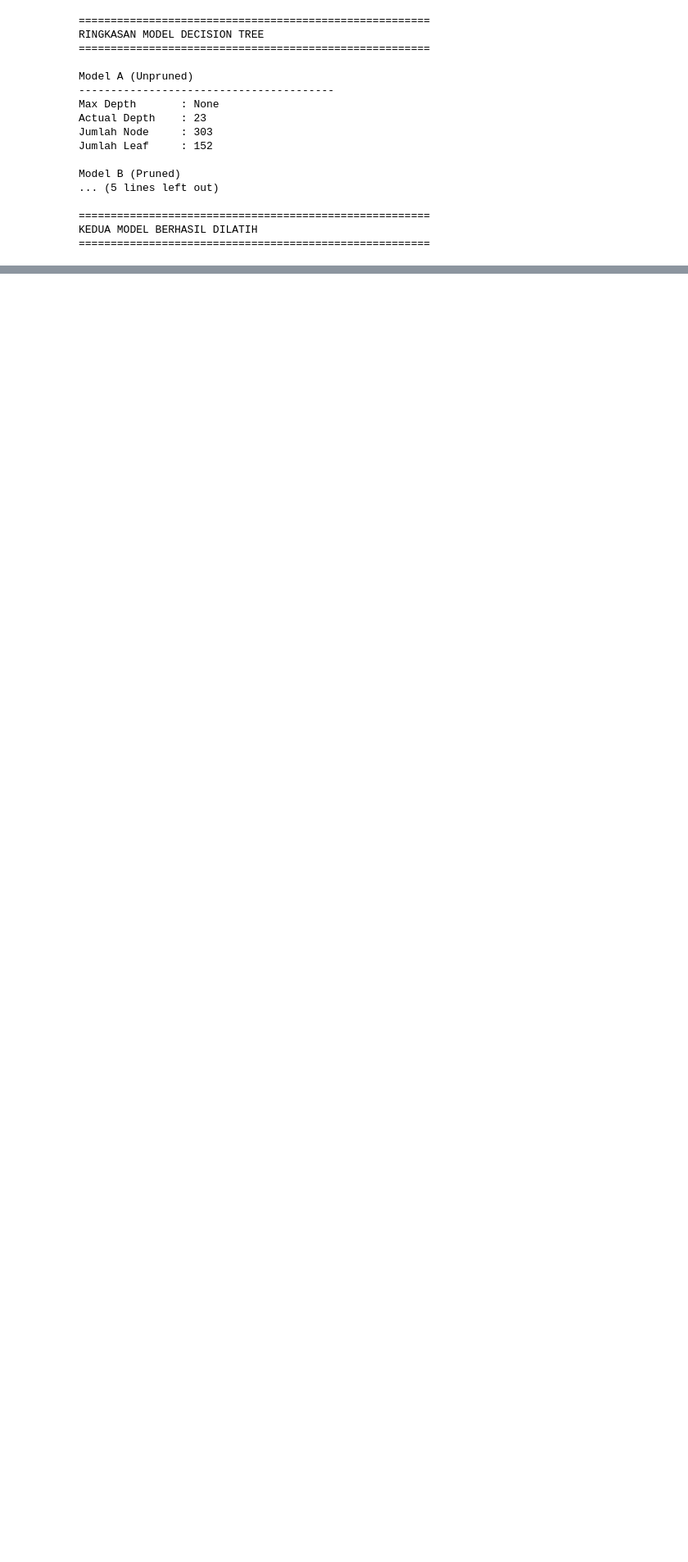
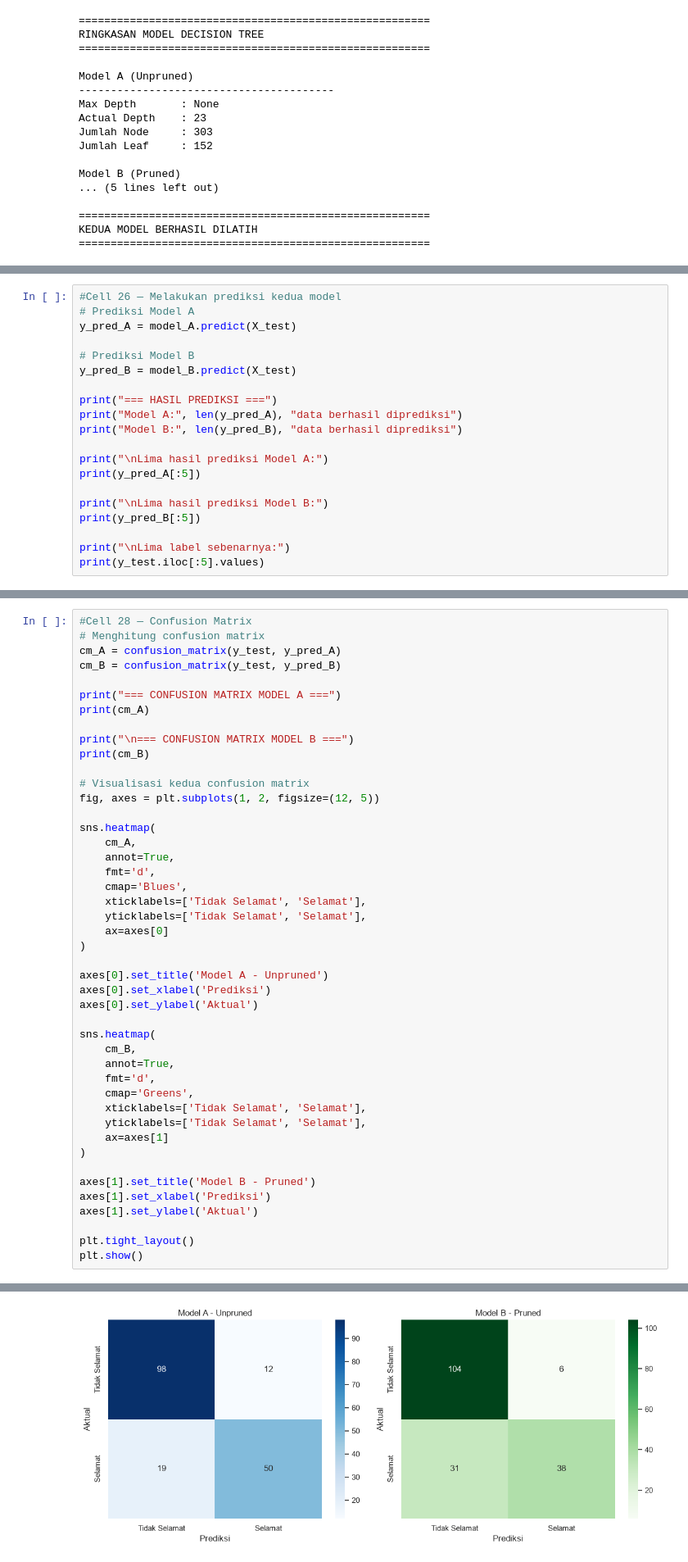
Before and after one commit to ReidOates/AI5ML, a Jupyter notebook: notebook/TA05_Titanic.ipynb, the cells around one changed output, grey strips where cells are left out. Shown at 82% size. Cells and saved outputs as stored; diff of their text form; blank space fills up the shorter version.

Commit message:
feat: add decision tree model evaluation and comparison

```diff
--- a/notebook/TA05_Titanic.ipynb
+++ b/notebook/TA05_Titanic.ipynb
@@ -737,0 +758,20 @@ KEDUA MODEL BERHASIL DILATIH
+# %%
+#Cell 26 — Melakukan prediksi kedua model
+# Prediksi Model A
+y_pred_A = model_A.predict(X_test)
+
+# Prediksi Model B
+y_pred_B = model_B.predict(X_test)
+
+print("=== HASIL PREDIKSI ===")
+print("Model A:", len(y_pred_A), "data berhasil diprediksi")
+print("Model B:", len(y_pred_B), "data berhasil diprediksi")
+
+print("\nLima hasil prediksi Model A:")
+print(y_pred_A[:5])
+
+print("\nLima hasil prediksi Model B:")
+print(y_pred_B[:5])
+
+print("\nLima label sebenarnya:")
+print(y_test.iloc[:5].values)
@@ -737,0 +832,46 @@ KEDUA MODEL BERHASIL DILATIH
+# %%
+#Cell 28 — Confusion Matrix
+# Menghitung confusion matrix
+cm_A = confusion_matrix(y_test, y_pred_A)
+cm_B = confusion_matrix(y_test, y_pred_B)
+
+print("=== CONFUSION MATRIX MODEL A ===")
+print(cm_A)
+
+print("\n=== CONFUSION MATRIX MODEL B ===")
+print(cm_B)
+
+# Visualisasi kedua confusion matrix
+fig, axes = plt.subplots(1, 2, figsize=(12, 5))
+
+sns.heatmap(
+    cm_A,
+    annot=True,
+    fmt='d',
+    cmap='Blues',
+    xticklabels=['Tidak Selamat', 'Selamat'],
+    yticklabels=['Tidak Selamat', 'Selamat'],
+    ax=axes[0]
+)
+
+axes[0].set_title('Model A - Unpruned')
+axes[0].set_xlabel('Prediksi')
+axes[0].set_ylabel('Aktual')
+
+sns.heatmap(
+    cm_B,
+    annot=True,
+    fmt='d',
+    cmap='Greens',
+    xticklabels=['Tidak Selamat', 'Selamat'],
+    yticklabels=['Tidak Selamat', 'Selamat'],
+    ax=axes[1]
+)
+
+axes[1].set_title('Model B - Pruned')
+axes[1].set_xlabel('Prediksi')
+axes[1].set_ylabel('Aktual')
+
+plt.tight_layout()
+plt.show()
+# %% [output]
@@ -737,0 +885 @@ KEDUA MODEL BERHASIL DILATIH
+[figure, added]
```
Also changed, not shown: parts of 9 cells of this notebook.
